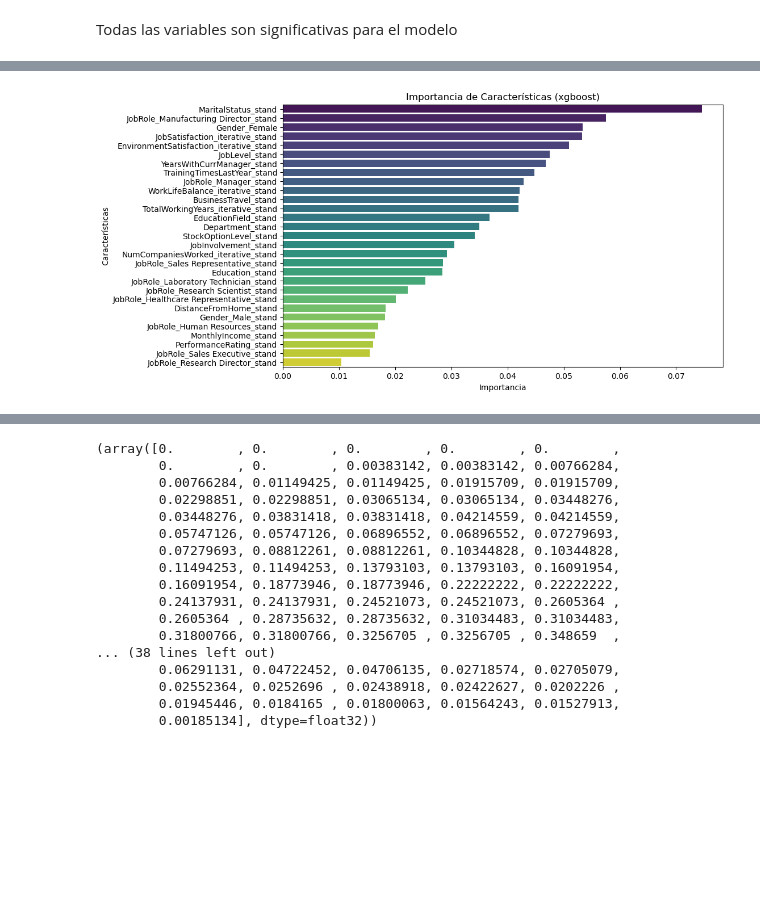
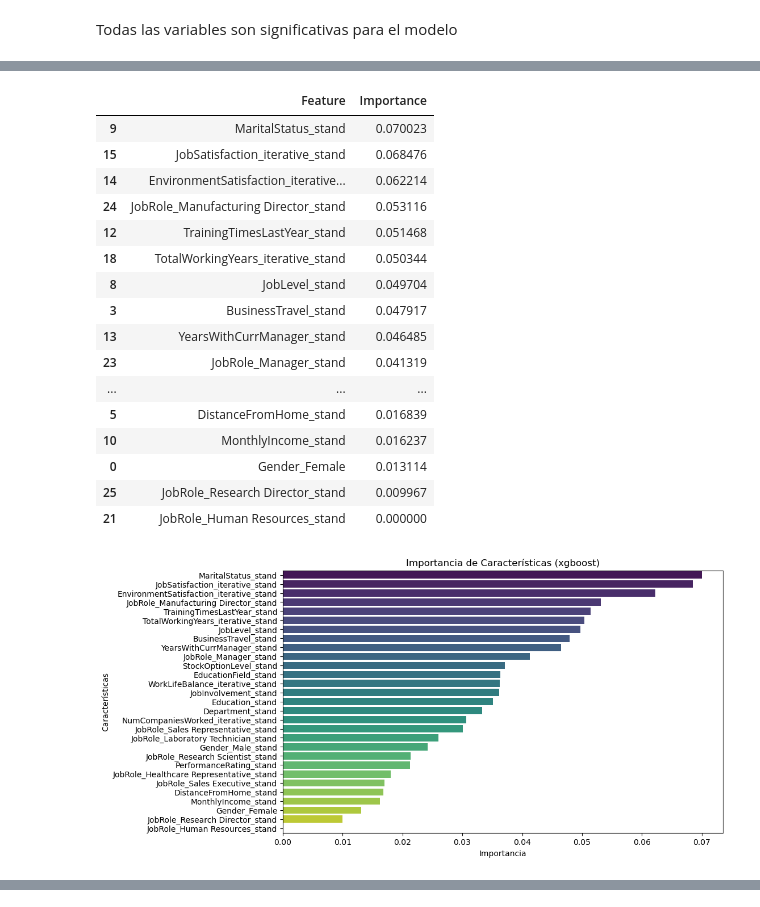
Before and after one commit to fdzvictor/Proyecto-8-clasificaci-n, a Jupyter notebook: Modelo_1/Modelo1.ipynb, the cells around one changed output, grey strips where cells are left out. Saved outputs shown, nothing was run; the diff lists cells and outputs as text; code cells hidden in the pictures; blank space fills up the shorter version.

```diff
--- a/Modelo_1/Modelo1.ipynb
+++ b/Modelo_1/Modelo1.ipynb
@@ -157,10 +174,11 @@ ajuste.calcular_graficar_roc("logistic_regression")
 # %%
 ajuste.ajustar_modelo("tree")
 df_resultados_tree = ajuste.calcular_metricas(modelo_nombre =  "tree" )
-display (df_resultados.head())
+display (df_resultados_tree.head())
 ajuste.plot_matriz_confusion("tree")
 ajuste.importancia_predictores("tree")
 ajuste.calcular_graficar_roc("tree")
+df_resultados_tree["modelo"] = "tree"
 
 df_resultados_final = pd.concat([df_resultados, df_resultados_tree], axis = 0)
 # %% [output]
@@ -185,11 +208,11 @@ df_resultados_final = pd.concat([df_resultados, df_resultados_tree], axis = 0)
 # %%
 ajuste.ajustar_modelo("random_forest")
 df_resultados_forest = ajuste.calcular_metricas(modelo_nombre =  "random_forest" )
-display (df_resultados.head())
+display (df_resultados_forest.head())
 ajuste.plot_matriz_confusion("random_forest")
 ajuste.importancia_predictores("random_forest")
 ajuste.calcular_graficar_roc("random_forest")
-
+df_resultados_forest["modelo"] = "Random forest"
 df_resultados_final = pd.concat([df_resultados_final, df_resultados_forest], axis = 0)
 # %% [output]
 |  | accuracy | precision | recall | f1 | kappa | auc | time_seconds | n_jobs | tiempo_computacion(segundos) | ... |
@@ -218,11 +241,13 @@ df_resultados_final = pd.concat([df_resultados_final, df_resultados_forest], axi
 # %%
 ajuste.ajustar_modelo("xgboost")
 df_resultados_xgboost = ajuste.calcular_metricas(modelo_nombre =  "xgboost" )
-display (df_resultados.head())
+display (df_resultados_xgboost.head())
 ajuste.plot_matriz_confusion("xgboost")
 ajuste.importancia_predictores("xgboost")
 ajuste.calcular_graficar_roc("xgboost")
 
+df_resultados_xgboost["modelo"] = "xgboost"
+
 df_resultados_final = pd.concat([df_resultados_final, df_resultados_xgboost], axis = 0)
 # %% [output]
 |  | accuracy | precision | recall | f1 | kappa | auc | time_seconds | n_jobs | tiempo_computacion(segundos) | ... |
@@ -232 +257,18 @@ df_resultados_final = pd.concat([df_resultados_final, df_resultados_xgboost], ax
+|  | Feature | Importance |
+| 9 | MaritalStatus_stand | 0.070023 |
+| 15 | JobSatisfaction_iterative_stand | 0.068476 |
+| 14 | EnvironmentSatisfaction_iterative... | 0.062214 |
+| 24 | JobRole_Manufacturing Director_stand | 0.053116 |
+| 12 | TrainingTimesLastYear_stand | 0.051468 |
+| 18 | TotalWorkingYears_iterative_stand | 0.050344 |
+| 8 | JobLevel_stand | 0.049704 |
+| 3 | BusinessTravel_stand | 0.047917 |
+| 13 | YearsWithCurrManager_stand | 0.046485 |
+| 23 | JobRole_Manager_stand | 0.041319 |
+| ... | ... | ... |
+| 5 | DistanceFromHome_stand | 0.016839 |
+| 10 | MonthlyIncome_stand | 0.016237 |
+| 0 | Gender_Female | 0.013114 |
+| 25 | JobRole_Research Director_stand | 0.009967 |
+| 21 | JobRole_Human Resources_stand | 0.000000 |
-[figure, old version]
+[figure, new version]
@@ -234,20 +276,3 @@ df_resultados_final = pd.concat([df_resultados_final, df_resultados_xgboost], ax
-(array([0.        , 0.        , 0.        , 0.        , 0.        ,
-        0.        , 0.        , 0.00383142, 0.00383142, 0.00766284,
-        0.00766284, 0.01149425, 0.01149425, 0.01915709, 0.01915709,
-        0.02298851, 0.02298851, 0.03065134, 0.03065134, 0.03448276,
-        0.03448276, 0.03831418, 0.03831418, 0.04214559, 0.04214559,
-        0.05747126, 0.05747126, 0.06896552, 0.06896552, 0.07279693,
-        0.07279693, 0.08812261, 0.08812261, 0.10344828, 0.10344828,
-        0.11494253, 0.11494253, 0.13793103, 0.13793103, 0.16091954,
-        0.16091954, 0.18773946, 0.18773946, 0.22222222, 0.22222222,
-        0.24137931, 0.24137931, 0.24521073, 0.24521073, 0.2605364 ,
-        0.2605364 , 0.28735632, 0.28735632, 0.31034483, 0.31034483,
-        0.31800766, 0.31800766, 0.3256705 , 0.3256705 , 0.348659  ,
-... (38 lines left out)
-        0.06291131, 0.04722452, 0.04706135, 0.02718574, 0.02705079,
-        0.02552364, 0.0252696 , 0.02438918, 0.02422627, 0.0202226 ,
-        0.01945446, 0.0184165 , 0.01800063, 0.01564243, 0.01527913,
-        0.00185134], dtype=float32))
 # %%
 ajuste.ajustar_modelo("gradient_boosting")
 df_resultados_gradient_boosting = ajuste.calcular_metricas(modelo_nombre =  "gradient_boosting" )
```
Also changed, not shown: parts of 11 cells of this notebook, 23 other files.
